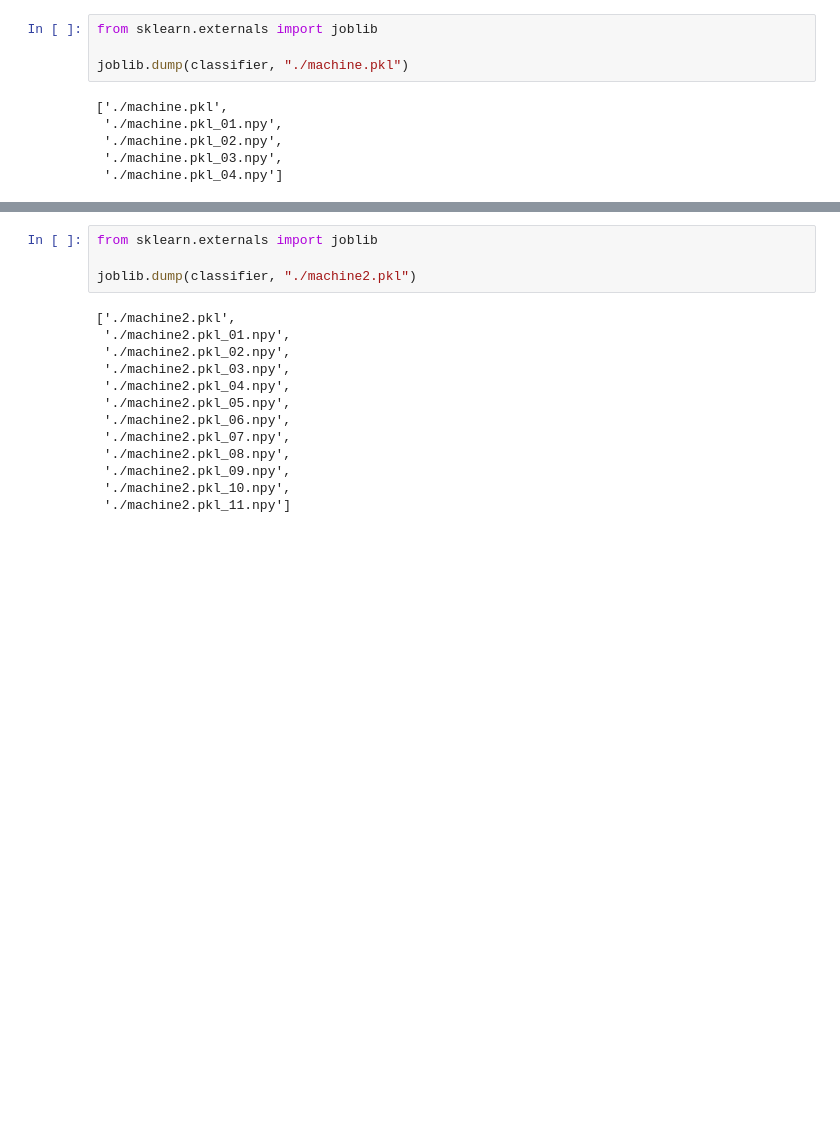
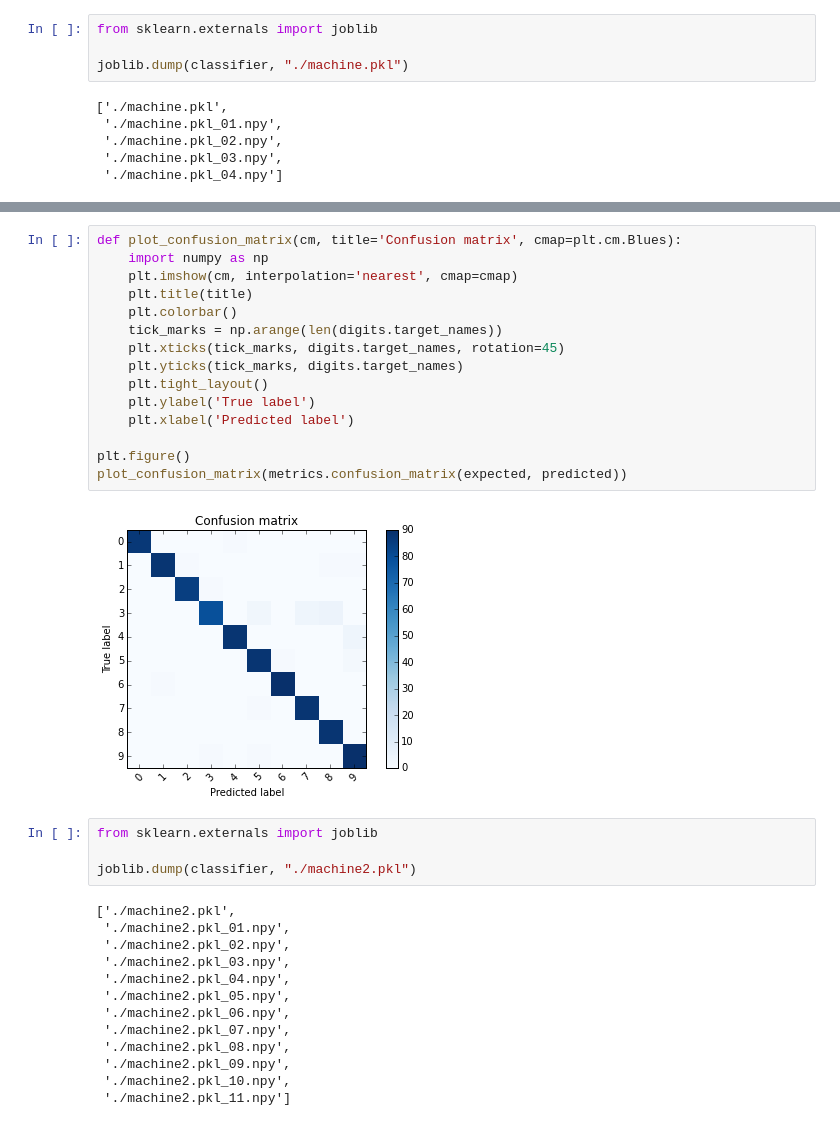
Before and after one commit to candyyunwen/number_recognizer, a Jupyter notebook: machines/number_recognizer/number_recognizer.ipynb, the cells around one changed output, grey strips where cells are left out. Saved outputs shown, nothing was run; the diff lists cells and outputs as text; blank space fills up the shorter version.

```diff
--- a/machines/number_recognizer/number_recognizer.ipynb
+++ b/machines/number_recognizer/number_recognizer.ipynb
@@ -162,6 +163,23 @@ Classification report for classifier SVC(C=1.0, cache_size=200, class_weight=Non
  [ 0  0  0  0  0  0  0  0 88  0]
  [ 0  0  0  1  0  1  0  0  0 90]]
 [figure]
+# %%
+def plot_confusion_matrix(cm, title='Confusion matrix', cmap=plt.cm.Blues):
+    import numpy as np
+    plt.imshow(cm, interpolation='nearest', cmap=cmap)
+    plt.title(title)
+    plt.colorbar()
+    tick_marks = np.arange(len(digits.target_names))
+    plt.xticks(tick_marks, digits.target_names, rotation=45)
+    plt.yticks(tick_marks, digits.target_names)
+    plt.tight_layout()
+    plt.ylabel('True label')
+    plt.xlabel('Predicted label')
+
+plt.figure()
+plot_confusion_matrix(metrics.confusion_matrix(expected, predicted))
+# %% [output]
+[figure, added]
 # %%
 from sklearn.externals import joblib
 
```
Also changed, not shown: parts of 7 cells of this notebook, 3 other files.
